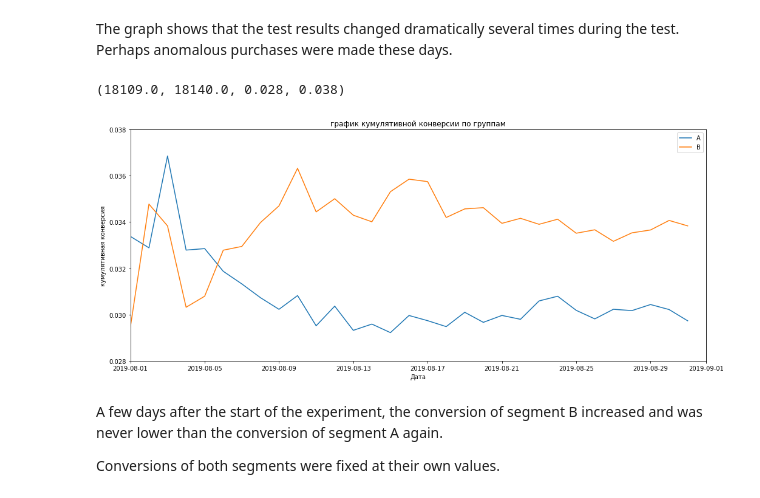
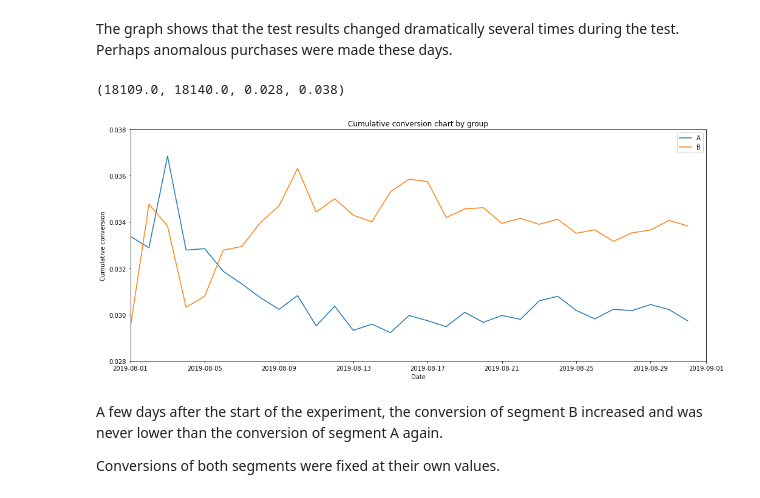
Before and after one commit to mgrigorii/business-decision-making, a Jupyter notebook: business-decision-making.ipynb, the cells around one changed output. Cells and saved outputs as stored; diff of their text form; code cells hidden in the pictures.

```diff
--- a/business-decision-making.ipynb
+++ b/business-decision-making.ipynb
@@ -329,31 +329,31 @@ The graph shows that the test results changed dramatically several times during
 # %%
 # Let's build cumulative conversion graph by group
 
 #calculate cumulative conversion
 cumulativeData['conversion'] = cumulativeData['orders']/cumulativeData['visitors']
 
 # separating data by group A
 cumulativeDataA = cumulativeData[cumulativeData['group']=='A']
 
 # separating data by group B
 cumulativeDataB = cumulativeData[cumulativeData['group']=='B']
 
 # building graphs
 plt.figure(figsize=(17, 7))
 
 plt.plot(cumulativeDataA['date'], cumulativeDataA['conversion'], label='A')
 plt.plot(cumulativeDataB['date'], cumulativeDataB['conversion'], label='B')
 
-plt.ylabel('кумулятивная конверсия')
-plt.xlabel('Дата')
-plt.title('график кумулятивной конверсии по группам')
+plt.ylabel('Cumulative conversion')
+plt.xlabel('Date')
+plt.title('Cumulative conversion chart by group')
 plt.legend()
 
 # setting the scale of the axes
 plt.axis([dt.datetime(2019, 8, 1), dt.datetime(2019, 9, 1), 0.028, 0.038])
 # %% [output]
 (18109.0, 18140.0, 0.028, 0.038)
-[figure, old version]
+[figure, new version]
 # %% [markdown]
 A few days after the start of the experiment, the conversion of segment B increased and was never lower than the conversion of segment A again.
 
```
